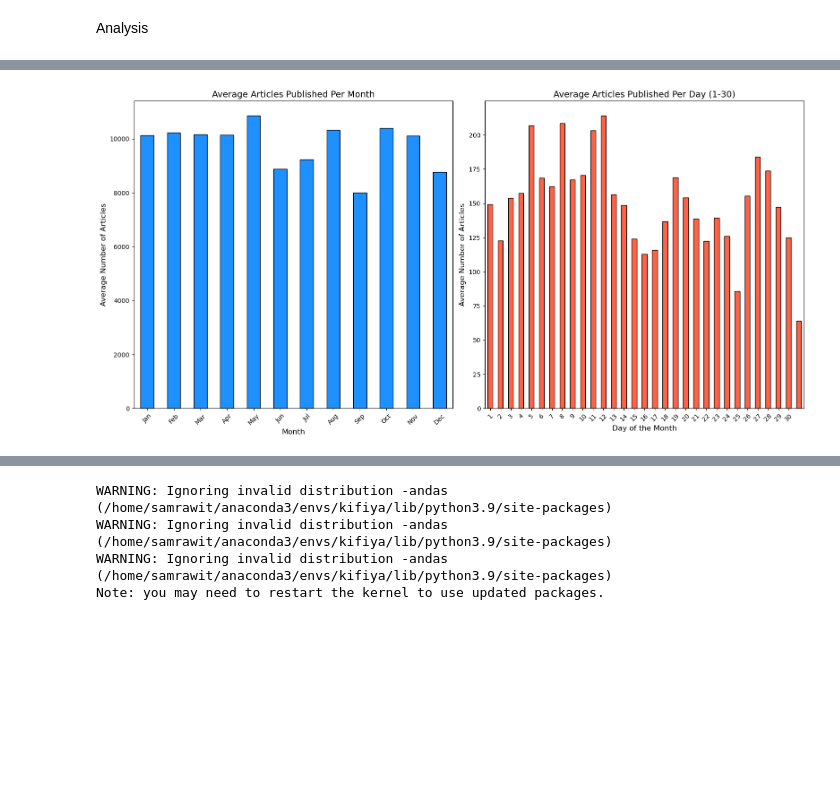
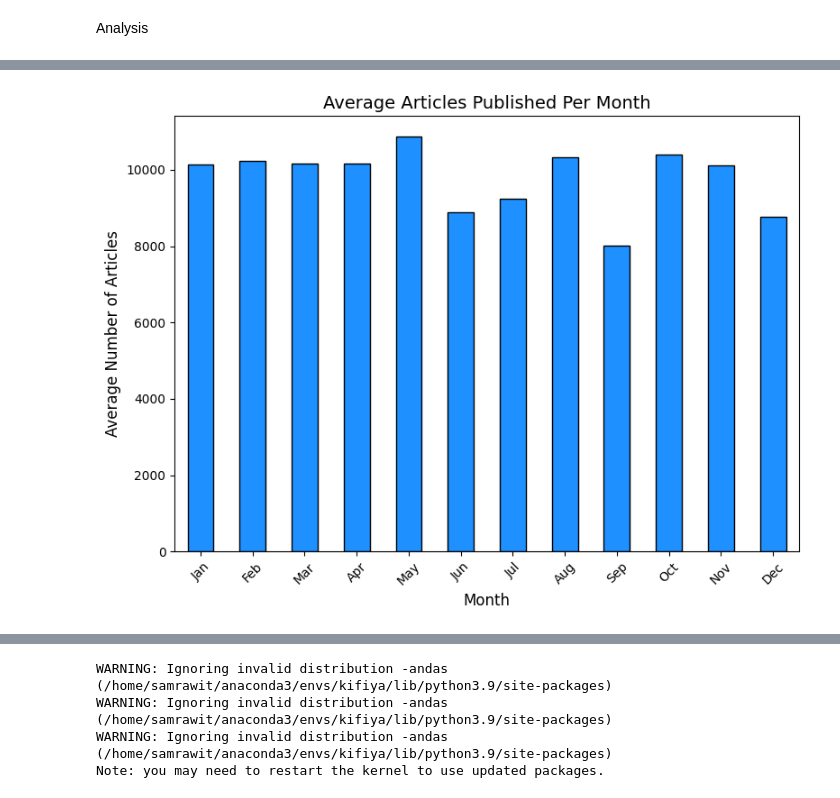
Before and after one commit to SamrawitMM/NovaSentimentAnalytics, a Jupyter notebook: notebooks/main.ipynb, the cells around one changed output, grey strips where cells are left out. Cells and saved outputs as stored; diff of their text form; code cells hidden in the pictures; blank space fills up the shorter version.

```diff
--- a/notebooks/main.ipynb
+++ b/notebooks/main.ipynb
@@ -70,3 +70,5 @@ text_data.head()
 | 2 | 71 Biggest Movers From Friday | https://www.benzinga.com/news/20/... | Lisa Levin | 2020-05-26 04:30:07-04:00 | A |
 | 3 | 46 Stocks Moving In Friday's Mid-... | https://www.benzinga.com/news/20/... | Lisa Levin | 2020-05-22 12:45:06-04:00 | A |
 | 4 | B of A Securities Maintains Neutr... | https://www.benzinga.com/news/20/... | Vick Meyer | 2020-05-22 11:38:59-04:00 | A |
+# %%
+text_data = preprocess_dataset(text_data, 'date')
@@ -263,26 +163,0 @@ dtype: int64
-# %%
-text_data['date'] = text_data['date'].astype(str)
-
-text_data['extracted_time'] = text_data['date'].str.split(' ').str[1]
-
-# Convert extracted_time to datetime (using only the time portion)
-text_data['formatted_time'] = pd.to_datetime(
-    text_data['extracted_time'],
-    format='%H:%M:%S',  # Specify the expected time format
-    errors='coerce'     # Handle invalid times gracefully
-)
-
-# Format the time as a string
-text_data['formatted_time'] = text_data['formatted_time'].dt.strftime('%H:%M:%S')
-
-# Check for valid times
-text_data['valid_time'] = text_data['formatted_time'].notna()
-
-print(text_data)
-
-# Convert extracted date to datetime object (in the format YYYY-MM-DD)
-# text_data['formatted_time'] = pd.to_datetime(text_data['extracted_time'], errors='coerce').dt.strftime('%H-%M-%S')
-
-# text_data['valid_time'] = text_data['formatted_time'].notna()
-
-print(text_data[['date', 'formatted_time',   'valid_time']])
@@ -323,13 +163,0 @@ text_data[text_data['formatted_time'].isna()]
-# %%
-text_data.rename(columns={'formatted_date': 'Date'}, inplace=True)
-# %%
-text_data['Date'] = pd.to_datetime(text_data['Date'])
-
-# Extract year, month, day, and day_of_week
-text_data['year'] = text_data['Date'].dt.year
-text_data['month'] = text_data['Date'].dt.month
-text_data['day'] = text_data['Date'].dt.day
-text_data['day_of_week'] = text_data['Date'].dt.day_name()  # Get the full name of the weekday (e.g., 'Monday')
-
-# Display the dataframe
-text_data
@@ -465,4 +194,4 @@ plot_articles_trends(articles_per_day_avg, articles_per_year_avg)
 # %%
-plot_day_month(text_data)
+plot_monthly_trend(text_data)
 # %% [output]
-[figure, old version]
+[figure, new version]
```
Also changed, not shown: parts of 119 cells of this notebook, 3 other files.
